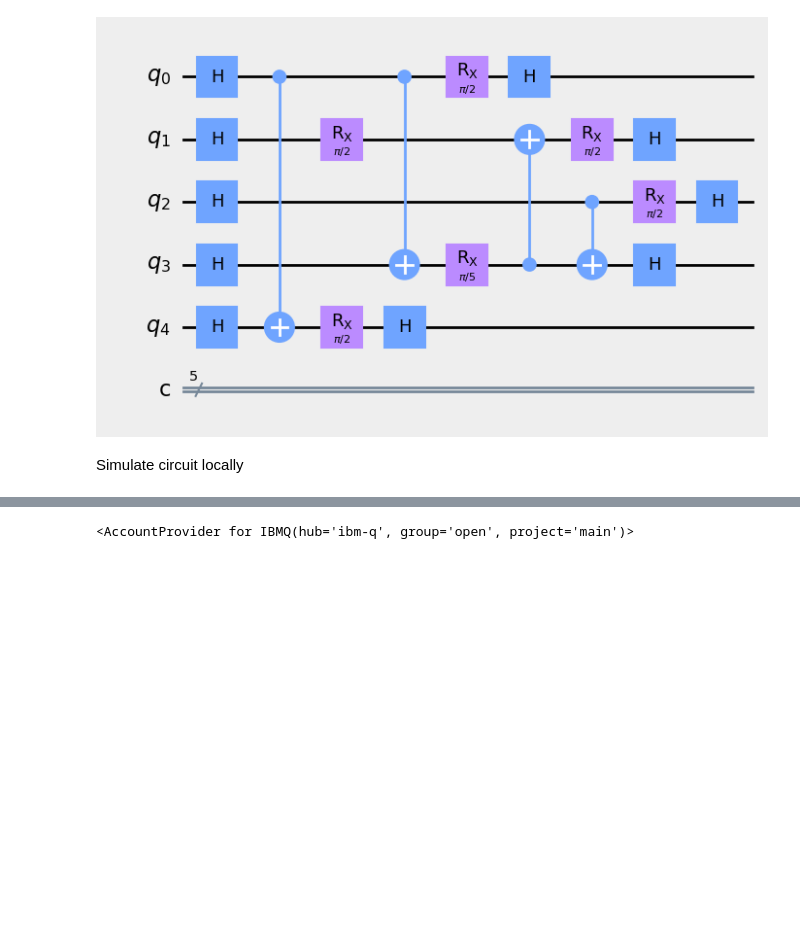
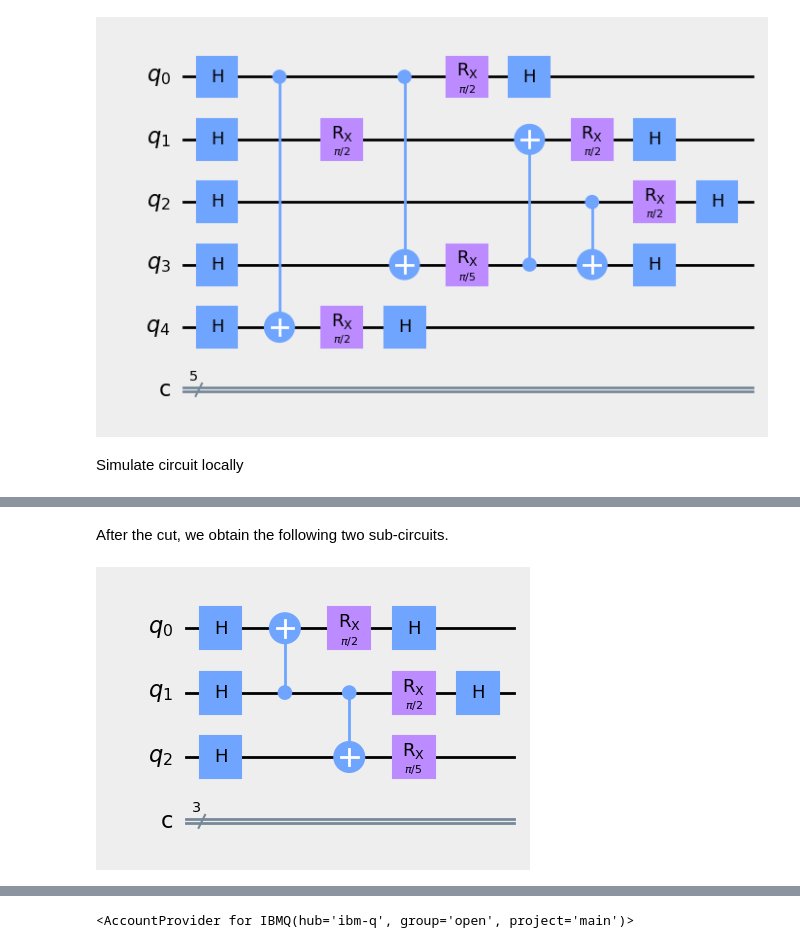
Before and after one commit to QuantumBarcelona/Qiskit-Hackathon-BCN, a Jupyter notebook: challenges/BSC_challenge.ipynb, the cells around one changed output, grey strips where cells are left out. Cells and saved outputs as stored; diff of their text form; code cells hidden in the pictures; blank space fills up the shorter version.

```diff
--- a/challenges/BSC_challenge.ipynb
+++ b/challenges/BSC_challenge.ipynb
@@ -190,0 +191,26 @@ plot_histogram(counts, title='Buddies counts')
+# %% [markdown]
+After the cut, we obtain the following two sub-circuits.
+# %%
+qreg_q = QuantumRegister(3, 'q')
+creg_c = ClassicalRegister(3, 'c')
+circuit = QuantumCircuit(qreg_q, creg_c)
+
+circuit.h(qreg_q[0])
+circuit.h(qreg_q[1])
+circuit.h(qreg_q[2])
+
+circuit.cx(qreg_q[1], qreg_q[0])
+circuit.cx(qreg_q[1], qreg_q[2])
+
+circuit.rx(pi / 2, qreg_q[0])
+circuit.rx(pi / 2, qreg_q[1])
+
+circuit.rx(pi / 5, qreg_q[2])
+
+
+for i in range(0, 2):
+    circuit.h(qreg_q[i])
+
+circuit_drawer(circuit, output='mpl', style={'backgroundcolor': '#EEEEEE'})
+# %% [output]
+[figure, added]
```
Also changed, not shown: parts of 2 cells of this notebook.
